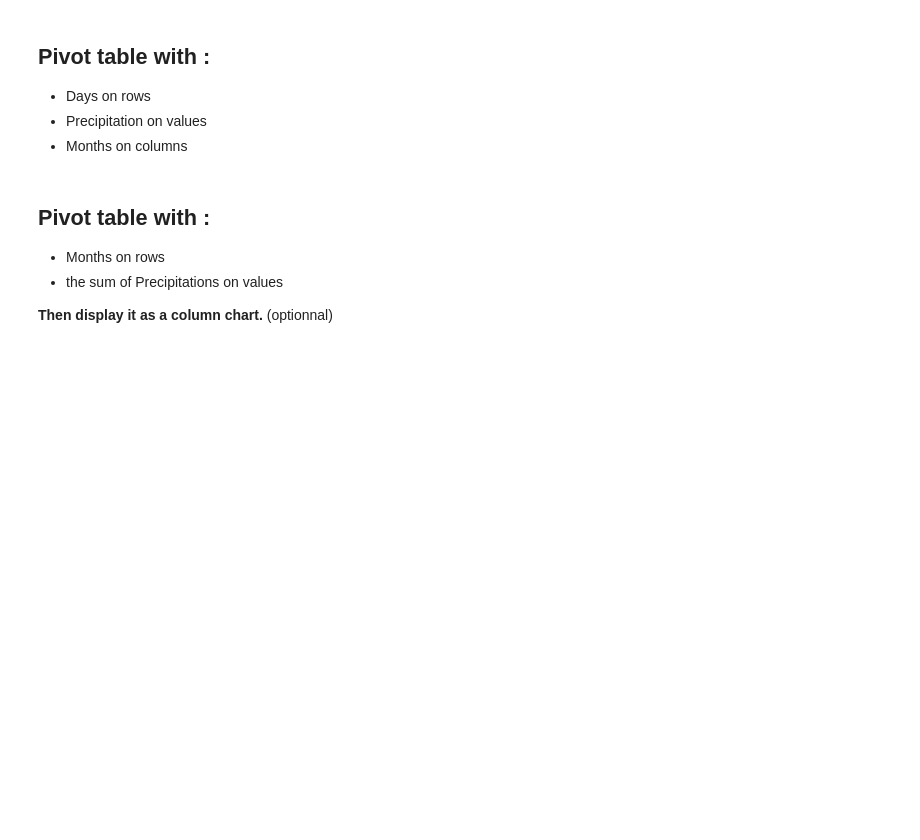
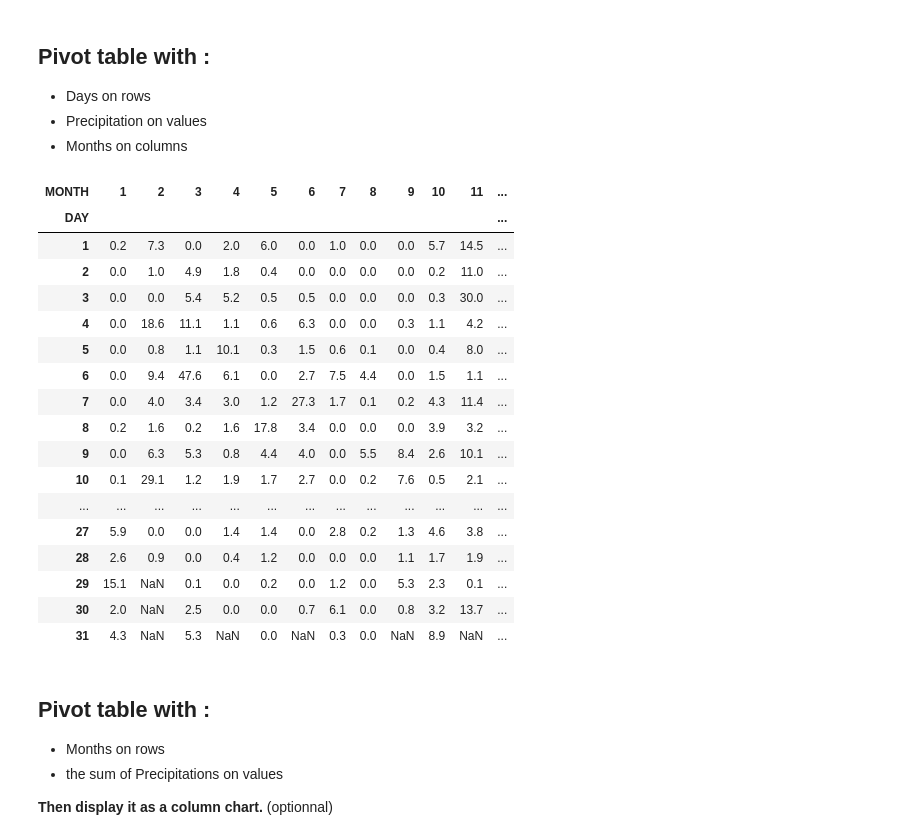
Before and after one commit to DorotheeCatry/python-basics-simplon, a Jupyter notebook: challenge/Python_2.20_pivot_table.ipynb, the cells around one changed output. Drawn from its saved outputs; the diff is of its cells as text; code cells hidden in the pictures; blank space fills up the shorter version.

```diff
--- a/challenge/Python_2.20_pivot_table.ipynb
+++ b/challenge/Python_2.20_pivot_table.ipynb
@@ -49,3 +232,25 @@ df_weather.pivot_table(values = 'MAX_TEMPERATURE_C', index = 'MONTH', aggfunc =
+# %%
+# Hop !
+df_weather.pivot_table(columns = 'MONTH', values = 'PRECIP_TOTAL_DAY_MM', index = 'DAY')
+# %% [output]
+| MONTH | 1 | 2 | 3 | 4 | 5 | 6 | 7 | 8 | 9 | 10 | 11 | ... |
+| DAY |  |  |  |  |  |  |  |  |  |  |  | ... |
+| 1 | 0.2 | 7.3 | 0.0 | 2.0 | 6.0 | 0.0 | 1.0 | 0.0 | 0.0 | 5.7 | 14.5 | ... |
+| 2 | 0.0 | 1.0 | 4.9 | 1.8 | 0.4 | 0.0 | 0.0 | 0.0 | 0.0 | 0.2 | 11.0 | ... |
+| 3 | 0.0 | 0.0 | 5.4 | 5.2 | 0.5 | 0.5 | 0.0 | 0.0 | 0.0 | 0.3 | 30.0 | ... |
+| 4 | 0.0 | 18.6 | 11.1 | 1.1 | 0.6 | 6.3 | 0.0 | 0.0 | 0.3 | 1.1 | 4.2 | ... |
+| 5 | 0.0 | 0.8 | 1.1 | 10.1 | 0.3 | 1.5 | 0.6 | 0.1 | 0.0 | 0.4 | 8.0 | ... |
+| 6 | 0.0 | 9.4 | 47.6 | 6.1 | 0.0 | 2.7 | 7.5 | 4.4 | 0.0 | 1.5 | 1.1 | ... |
+| 7 | 0.0 | 4.0 | 3.4 | 3.0 | 1.2 | 27.3 | 1.7 | 0.1 | 0.2 | 4.3 | 11.4 | ... |
+| 8 | 0.2 | 1.6 | 0.2 | 1.6 | 17.8 | 3.4 | 0.0 | 0.0 | 0.0 | 3.9 | 3.2 | ... |
+| 9 | 0.0 | 6.3 | 5.3 | 0.8 | 4.4 | 4.0 | 0.0 | 5.5 | 8.4 | 2.6 | 10.1 | ... |
+| 10 | 0.1 | 29.1 | 1.2 | 1.9 | 1.7 | 2.7 | 0.0 | 0.2 | 7.6 | 0.5 | 2.1 | ... |
+| ... | ... | ... | ... | ... | ... | ... | ... | ... | ... | ... | ... | ... |
+| 27 | 5.9 | 0.0 | 0.0 | 1.4 | 1.4 | 0.0 | 2.8 | 0.2 | 1.3 | 4.6 | 3.8 | ... |
+| 28 | 2.6 | 0.9 | 0.0 | 0.4 | 1.2 | 0.0 | 0.0 | 0.0 | 1.1 | 1.7 | 1.9 | ... |
+| 29 | 15.1 | NaN | 0.1 | 0.0 | 0.2 | 0.0 | 1.2 | 0.0 | 5.3 | 2.3 | 0.1 | ... |
+| 30 | 2.0 | NaN | 2.5 | 0.0 | 0.0 | 0.7 | 6.1 | 0.0 | 0.8 | 3.2 | 13.7 | ... |
+| 31 | 4.3 | NaN | 5.3 | NaN | 0.0 | NaN | 0.3 | 0.0 | NaN | 8.9 | NaN | ... |
 # %% [markdown]
 ## Pivot table with :
 - Months on rows
```
Also changed, not shown: parts of 13 cells of this notebook, 2 other files.
